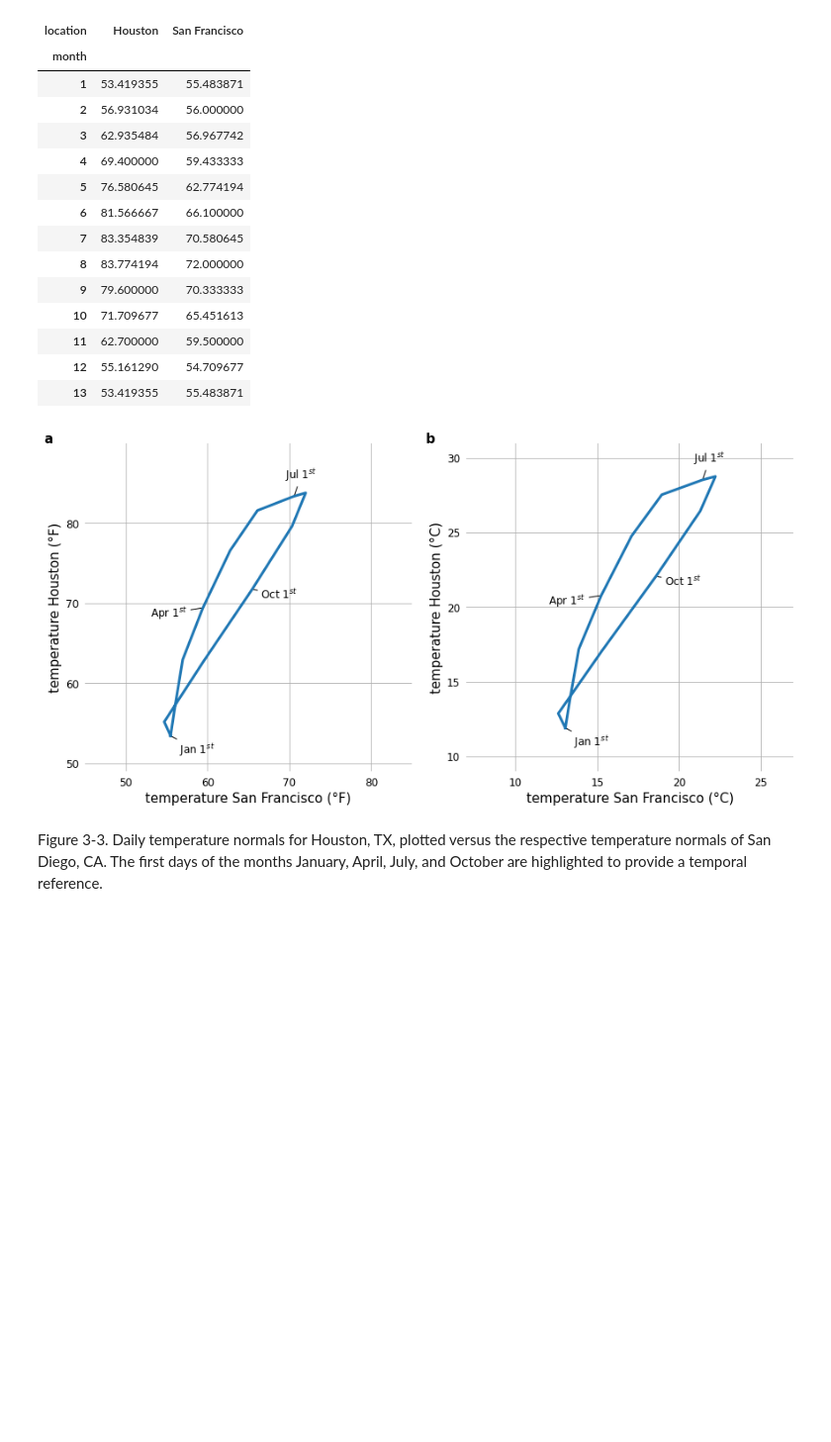
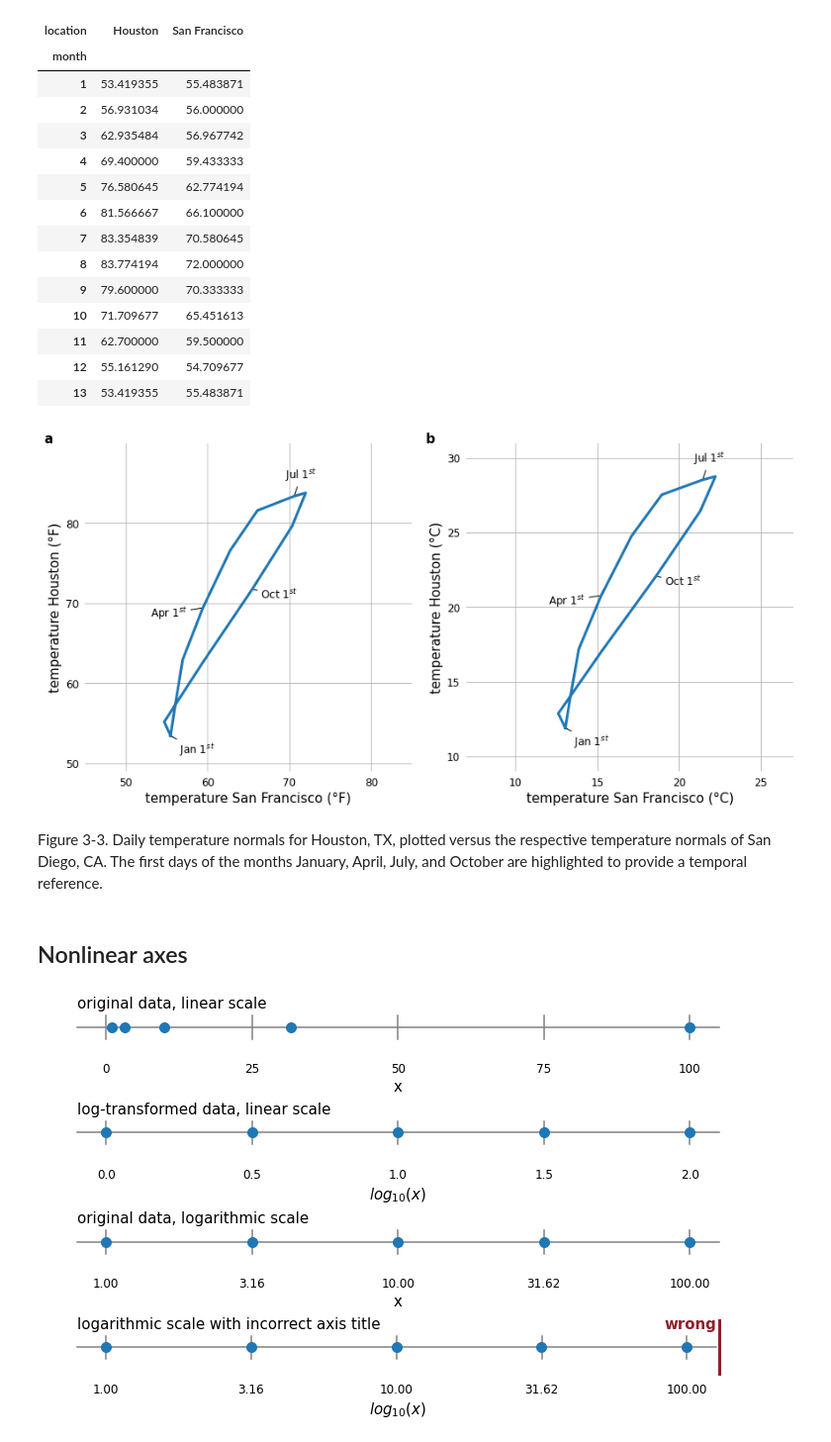
Before and after one commit to hnguyentt/dataviz-python, a Jupyter notebook: 1.From_data_to_viz/3.Coordinate_systems_and_axes.ipynb, the cells around one changed output. Shown at 99% size. Drawn from its saved outputs; the diff is of its cells as text; code cells hidden in the pictures; blank space fills up the shorter version.

```diff
--- a/1.From_data_to_viz/3.Coordinate_systems_and_axes.ipynb
+++ b/1.From_data_to_viz/3.Coordinate_systems_and_axes.ipynb
@@ -222,3 +224,77 @@ for ax in axes:
 [figure]
 # %% [markdown]
 Figure 3-3. Daily temperature normals for Houston, TX, plotted versus the respective temperature normals of San Diego, CA. The first days of the months January, April, July, and October are highlighted to provide a temporal reference.
+# %% [markdown]
+## Nonlinear axes
+# %%
+params = {'axes.labelsize': 15,
+          'xtick.labelsize': 12,
+          'ytick.labelsize': 12,
+          'axes.titlesize': 15,
+          'axes.titlepad': 10,
+          }
+
+pylab.rcParams.update(params)
+
+xs = [1, 3.16, 10, 31.6, 100]
+
+fig, axes = plt.subplots(4,1, figsize=(10, 6), constrained_layout=True)
+
+i = 0
+axes[i].plot([-5, 105], [0, 0], '-', color='gray')
+tick_locs = [0, 25, 50, 75, 100]
+axes[i].set_xticks(tick_locs)
+for loc in tick_locs:
+    axes[i].plot([loc, loc], [-0.5,0.5], '-', color='gray')
+axes[i].plot(xs, [0]*len(xs), 'o', markersize=10)
+axes[i].set_xlabel('x')
+axes[i].text(-5, 0.7, 'original data, linear scale',
+             ha='left', va='bottom', fontsize=15)
+
+i = 1
+axes[i].plot([-0.1, 2.1], [0, 0], '-', color='gray')
+tick_locs = [0.0, 0.5, 1.0, 1.5, 2.0]
+axes[i].set_xticks(tick_locs)
+for loc in tick_locs:
+    axes[i].plot([loc, loc], [-0.5,0.5], '-', color='gray')
+axes[i].plot([np.log10(x) for x in xs], [0]*len(xs), 'o', markersize=10)
+axes[i].set_xlabel('$log_{10}(x)$')
+axes[i].text(-0.1, 0.7, 'log-transformed data, linear scale',
+             ha='left', va='bottom', fontsize=15)
+
+i = 2
+axes[i].plot([-0.1, 2.1], [0, 0], '-', color='gray')
+tick_locs = [0.0, 0.5, 1.0, 1.5, 2.0]
+axes[i].set_xticks(tick_locs)
+axes[i].set_xticklabels(['{:.2f}'.format(10**x) for x in tick_locs])
+for loc in tick_locs:
+    axes[i].plot([loc, loc], [-0.5,0.5], '-', color='gray')
+axes[i].plot([np.log10(x) for x in xs], [0]*len(xs), 'o', markersize=10)
+axes[i].set_xlabel('x')
+axes[i].text(-0.1, 0.7, 'original data, logarithmic scale',
+             ha='left', va='bottom', fontsize=15)
+
+i = 3
+axes[i].plot([-0.1, 2.1], [0, 0], '-', color='gray')
+tick_locs = [0.0, 0.5, 1.0, 1.5, 2.0]
+axes[i].set_xticks(tick_locs)
+axes[i].set_xticklabels(['{:.2f}'.format(10**x) for x in tick_locs])
+for loc in tick_locs:
+    axes[i].plot([loc, loc], [-0.5,0.5], '-', color='gray')
+axes[i].plot([np.log10(x) for x in xs], [0]*len(xs), 'o', markersize=10)
+axes[i].set_xlabel('$log_{10}(x)$')
+axes[i].text(-0.1, 0.7, 'logarithmic scale with incorrect axis title',
+             ha='left', va='bottom', fontsize=15)
+axes[i].plot([2.11, 2.11], [-1.2,1.2], '-', color='#8E202C', linewidth=3)
+axes[i].text(2.1, 0.7, 'wrong', fontweight='bold', fontsize=15, va='bottom', ha='right', color='#8E202C')
+
+for ax in axes:
+    ax.set_ylim([-1.2, 1.2])
+    ax.spines['top'].set_visible(False)
+    ax.spines['right'].set_visible(False)
+    ax.spines['bottom'].set_visible(False)
+    ax.spines['left'].set_visible(False)
+
+    ax.tick_params(top=False, bottom=False, left=False, right=False, labelleft=False, labelbottom=True)
+# %% [output]
+[figure, added]
```
Also changed, not shown: parts of 5 cells of this notebook.
